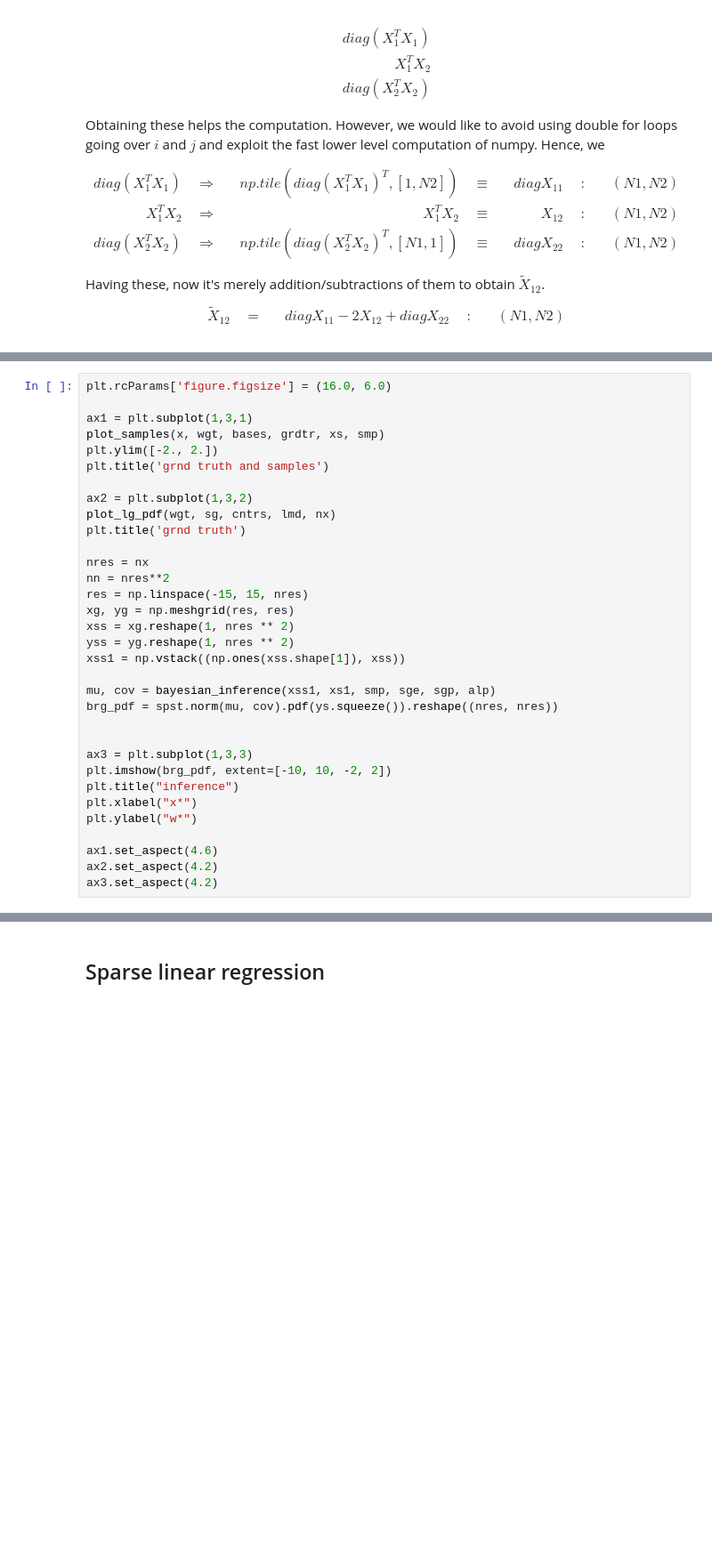
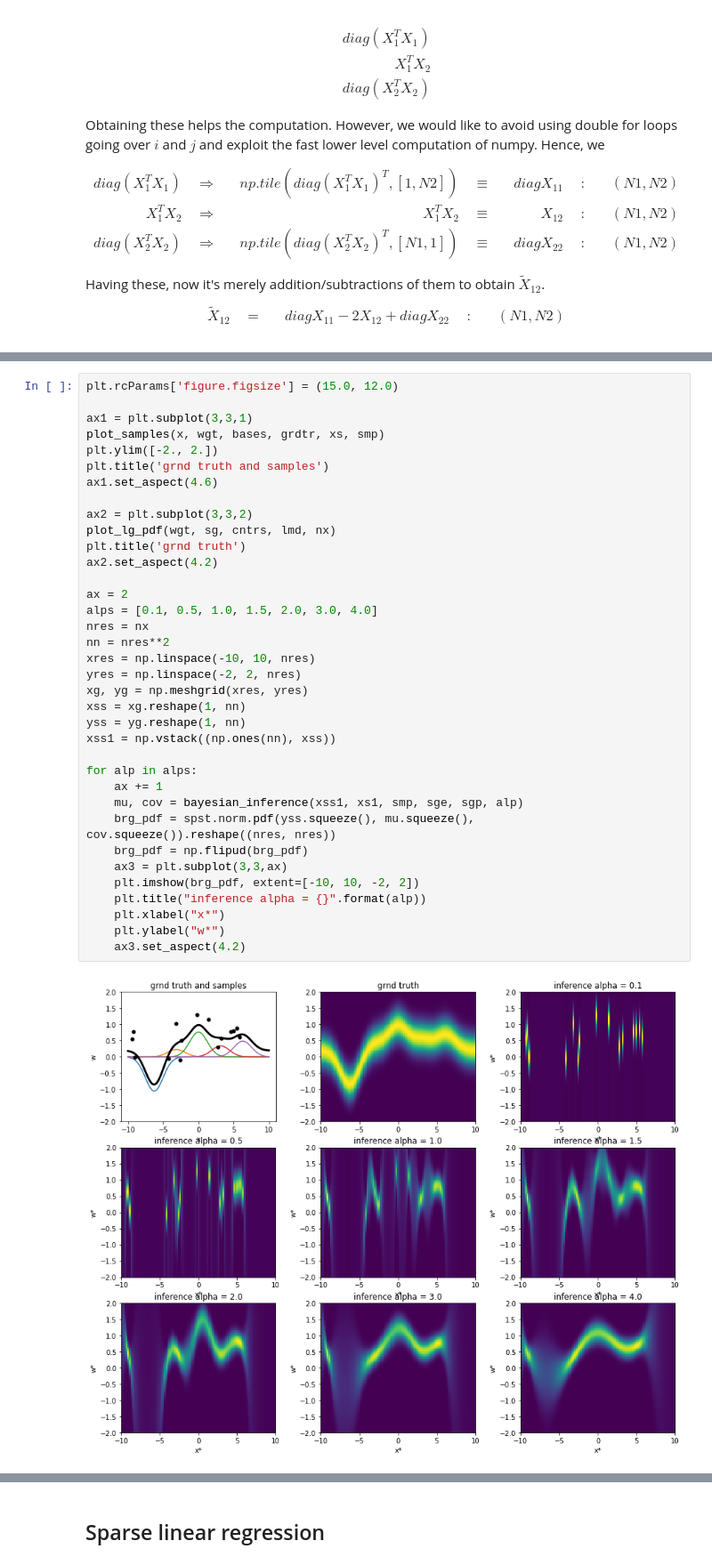
Before and after one commit to kiyomizuhi/machine_learning_scratch_Prince_computer_vision, a Jupyter notebook: scratch/Regression.ipynb, the cells around one changed output, grey strips where cells are left out. Shown at 89% size. Saved outputs shown, nothing was run; the diff lists cells and outputs as text; blank space fills up the shorter version.

```diff
--- a/scratch/Regression.ipynb
+++ b/scratch/Regression.ipynb
@@ -1226,33 +1246,38 @@ infer : sg = 0.1750
 # %%
-plt.rcParams['figure.figsize'] = (16.0, 6.0)
+plt.rcParams['figure.figsize'] = (15.0, 12.0)
 
-ax1 = plt.subplot(1,3,1)
+ax1 = plt.subplot(3,3,1)
 plot_samples(x, wgt, bases, grdtr, xs, smp)
 plt.ylim([-2., 2.])
 plt.title('grnd truth and samples')
+ax1.set_aspect(4.6)
 
-ax2 = plt.subplot(1,3,2)
+ax2 = plt.subplot(3,3,2)
 plot_lg_pdf(wgt, sg, cntrs, lmd, nx)
 plt.title('grnd truth')
+ax2.set_aspect(4.2)
 
+ax = 2
+alps = [0.1, 0.5, 1.0, 1.5, 2.0, 3.0, 4.0]
 nres = nx
 nn = nres**2
-res = np.linspace(-15, 15, nres)
-xg, yg = np.meshgrid(res, res)
-xss = xg.reshape(1, nres ** 2)
-yss = yg.reshape(1, nres ** 2)
-xss1 = np.vstack((np.ones(xss.shape[1]), xss))
+xres = np.linspace(-10, 10, nres)
+yres = np.linspace(-2, 2, nres)
+xg, yg = np.meshgrid(xres, yres)
+xss = xg.reshape(1, nn)
+yss = yg.reshape(1, nn)
+xss1 = np.vstack((np.ones(nn), xss))
 
-mu, cov = bayesian_inference(xss1, xs1, smp, sge, sgp, alp)
-brg_pdf = spst.norm(mu, cov).pdf(ys.squeeze()).reshape((nres, nres))
-
-
-ax3 = plt.subplot(1,3,3)
-plt.imshow(brg_pdf, extent=[-10, 10, -2, 2])
-plt.title("inference")
-plt.xlabel("x*")
-plt.ylabel("w*")
-
-ax1.set_aspect(4.6)
-ax2.set_aspect(4.2)
-ax3.set_aspect(4.2)
+for alp in alps:
+    ax += 1
+    mu, cov = bayesian_inference(xss1, xs1, smp, sge, sgp, alp)
+    brg_pdf = spst.norm.pdf(yss.squeeze(), mu.squeeze(), cov.squeeze()).reshape((nres, nres))
+    brg_pdf = np.flipud(brg_pdf)
+    ax3 = plt.subplot(3,3,ax)
+    plt.imshow(brg_pdf, extent=[-10, 10, -2, 2])
+    plt.title("inference alpha = {}".format(alp))
+    plt.xlabel("x*")
+    plt.ylabel("w*")
+    ax3.set_aspect(4.2)
+# %% [output]
+[figure, added]
```
Also changed, not shown: parts of 20 cells of this notebook.
